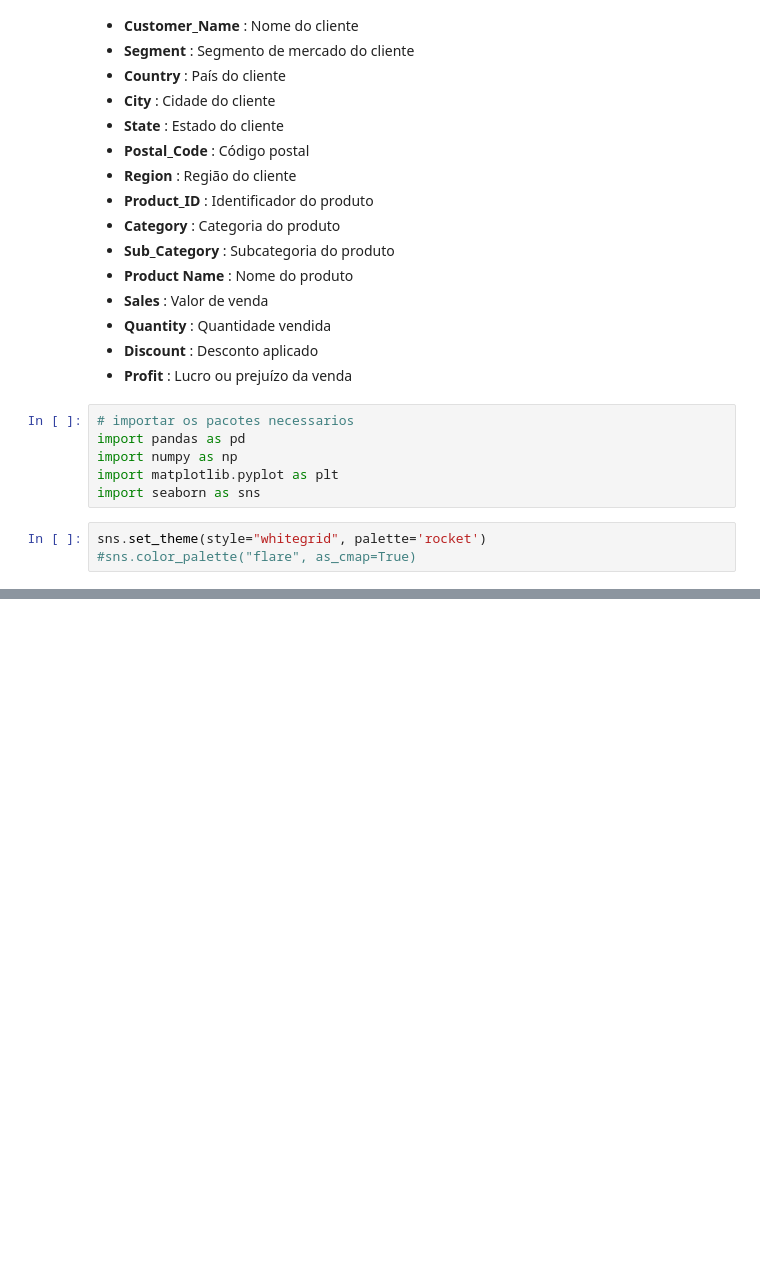
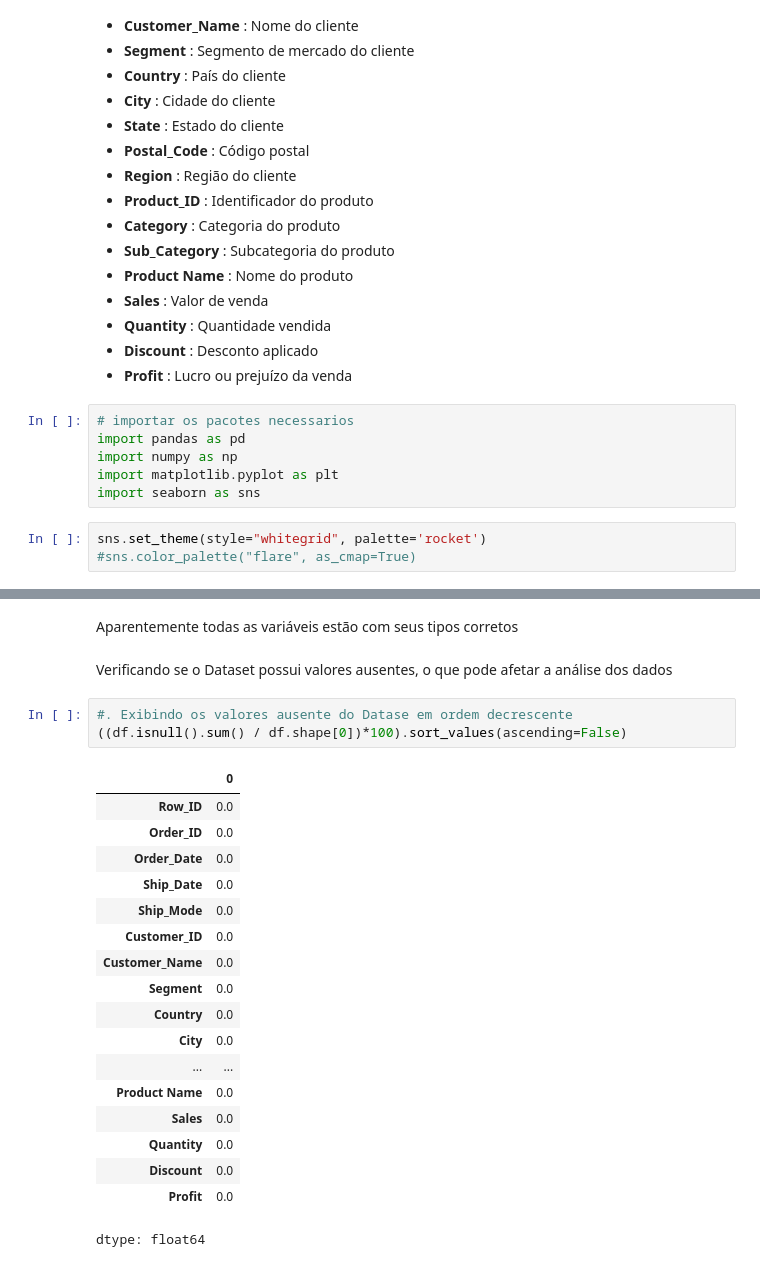
Before and after one commit to Ronaldo-Junior1/analise-dados-supermercado, a Jupyter notebook: Analise_base_supermercado.ipynb, the cells around one changed output, grey strips where cells are left out. Cells and saved outputs as stored; diff of their text form; blank space fills up the shorter version.

```diff
--- a/Analise_base_supermercado.ipynb
+++ b/Analise_base_supermercado.ipynb
@@ -65,0 +136,26 @@ df.head(10)
+# %% [markdown]
+Aparentemente todas as variáveis estão com seus tipos corretos
+# %% [markdown]
+Verificando se o Dataset possui valores ausentes, o que pode afetar a análise dos dados
+# %%
+#. Exibindo os valores ausente do Datase em ordem decrescente
+((df.isnull().sum() / df.shape[0])*100).sort_values(ascending=False)
+# %% [output]
+|  | 0 |
+| Row_ID | 0.0 |
+| Order_ID | 0.0 |
+| Order_Date | 0.0 |
+| Ship_Date | 0.0 |
+| Ship_Mode | 0.0 |
+| Customer_ID | 0.0 |
+| Customer_Name | 0.0 |
+| Segment | 0.0 |
+| Country | 0.0 |
+| City | 0.0 |
+| ... | ... |
+| Product Name | 0.0 |
+| Sales | 0.0 |
+| Quantity | 0.0 |
+| Discount | 0.0 |
+| Profit | 0.0 |
+dtype: float64
```
Also changed, not shown: parts of 19 cells of this notebook.
